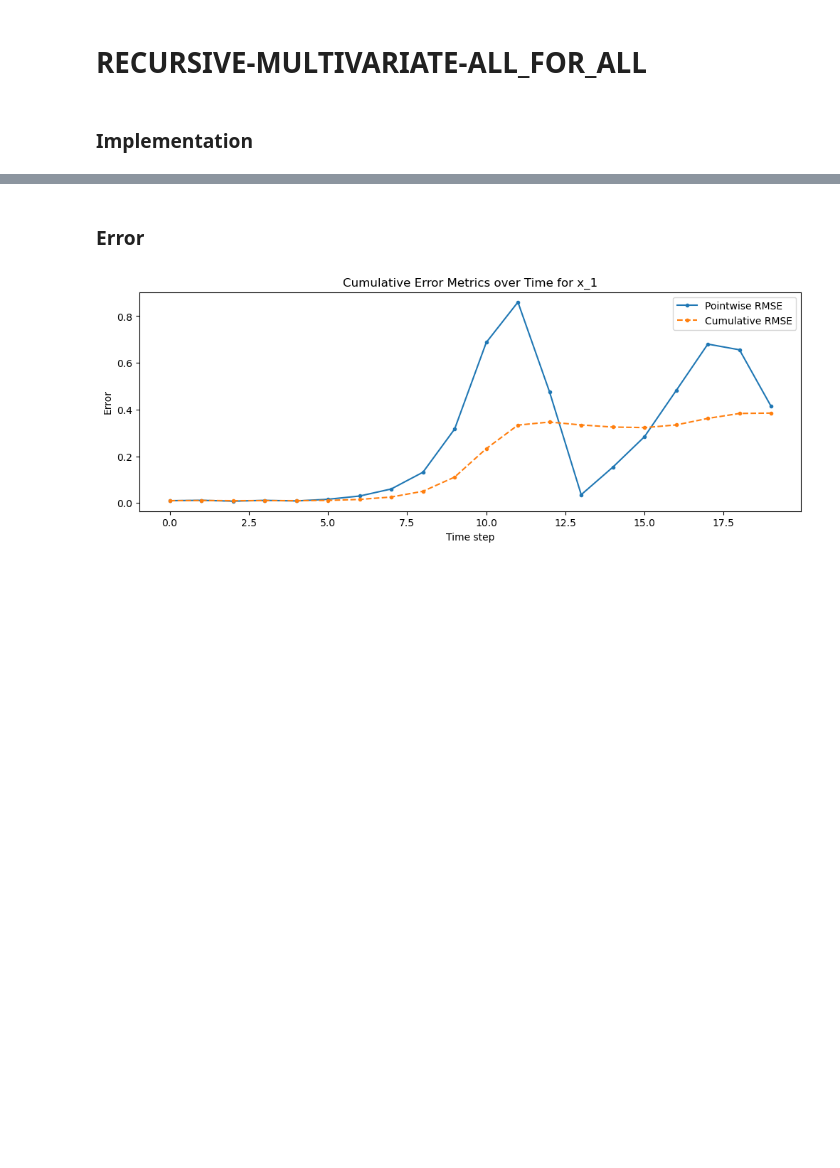
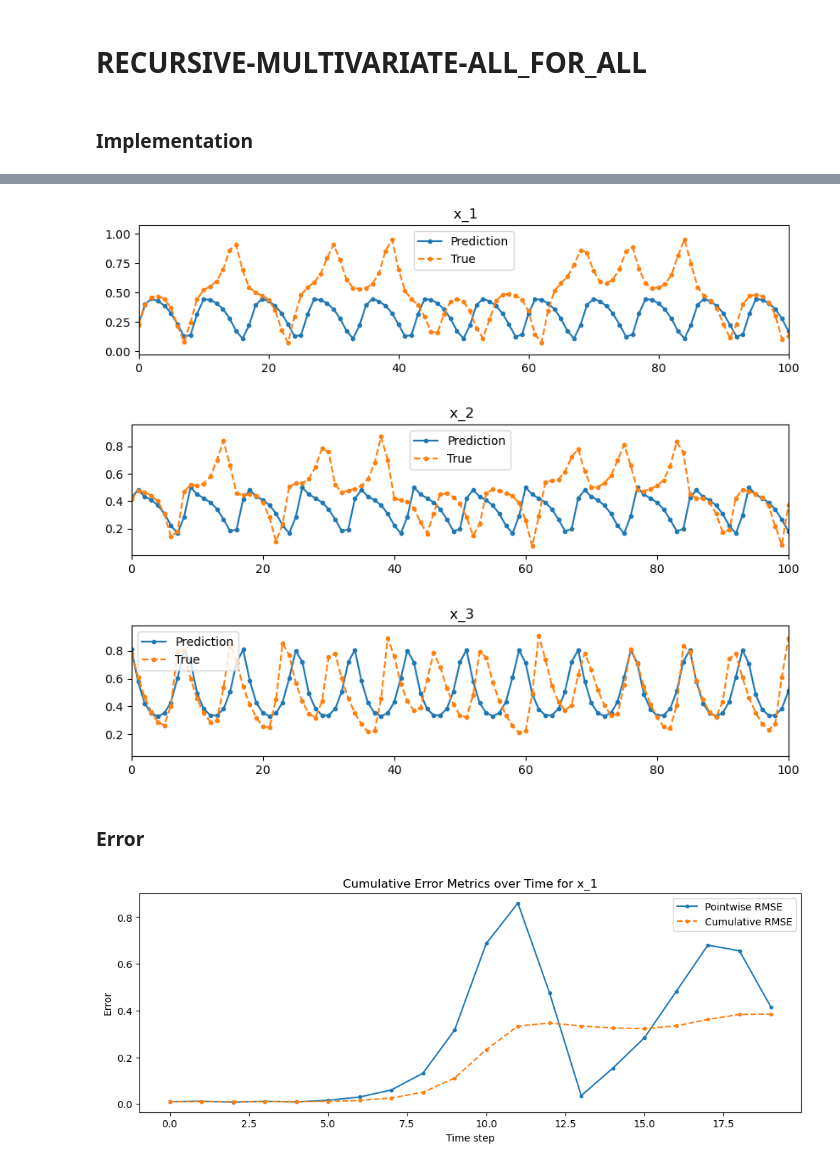
Before and after one commit to nxteventrying/chaos-ts-analysis, a Jupyter notebook: experiments/multivariate_v3.ipynb, the cells around one changed output, grey strips where cells are left out. Cells and saved outputs as stored; diff of their text form; code cells hidden in the pictures; blank space fills up the shorter version.

```diff
--- a/experiments/multivariate_v3.ipynb
+++ b/experiments/multivariate_v3.ipynb
@@ -300,0 +469,5 @@ for i in range(n_features):
+# %%
+# choose a number of time steps
+n_steps_in, n_steps_out = 1, 1
+# convert into input/output
+X, y = split_sequences_recursive(train_scaled, n_steps_in, n_steps_out)
@@ -300,0 +478,21 @@ for i in range(n_features):
+# %%
+# the dataset knows the number of featrues, e.g. 2
+n_features = X.shape[2]
+
+# multivariate multi-step  encoder-decoder lstm example
+
+from keras.models import Sequential
+from keras.layers import LSTM
+from keras.layers import Dense
+from keras.layers import Reshape
+
+def vanilla_lstm(n_steps_in, n_steps_out, n_features, units=100):
+    model = Sequential()
+    model.add(LSTM(units, activation='tanh', input_shape=(n_steps_in, n_features)))
+    model.add(Dense(n_steps_out * n_features))  # predict all future timesteps × features
+    model.add(Reshape((n_steps_out, n_features)))  # reshape to proper output structure
+    model.compile(optimizer='adam', loss='mse')
+    return model
+# %%
+model_recursive_2 = vanilla_lstm(n_steps_in, n_steps_out, n_features)
+model_recursive_2.fit(X, y, epochs=50, verbose=1)
@@ -301,3 +519,24 @@ for i in range(n_features):
+# %%
+starter_sample = train_scaled[-1].reshape((1, n_features))
+horizon = 1000
+recurs_preds_2 = recursive_predictions(starter_sample, horizon, model_recursive_2, scaler = None)
+# %%
+import matplotlib.pyplot as plt
+
+n_features = 3
+
+for i in range(n_features):
+    plt.figure(figsize=(10, 2))
+    plt.plot(recurs_preds_2[:, i], linestyle='-', marker='.', label='Prediction')
+    plt.plot(val_scaled[:1000, i], linestyle='--', marker='.', label='True')
+    plt.title(f' x_{i+1}')
+    plt.legend()
+    plt.xlim(0,100)
+    plt.show()
+# %% [output]
+[figure, added]
+[figure, added]
+[figure, added]
 # %% [markdown]
 ### Error
 # %%
```
Also changed, not shown: parts of 38 cells of this notebook.
